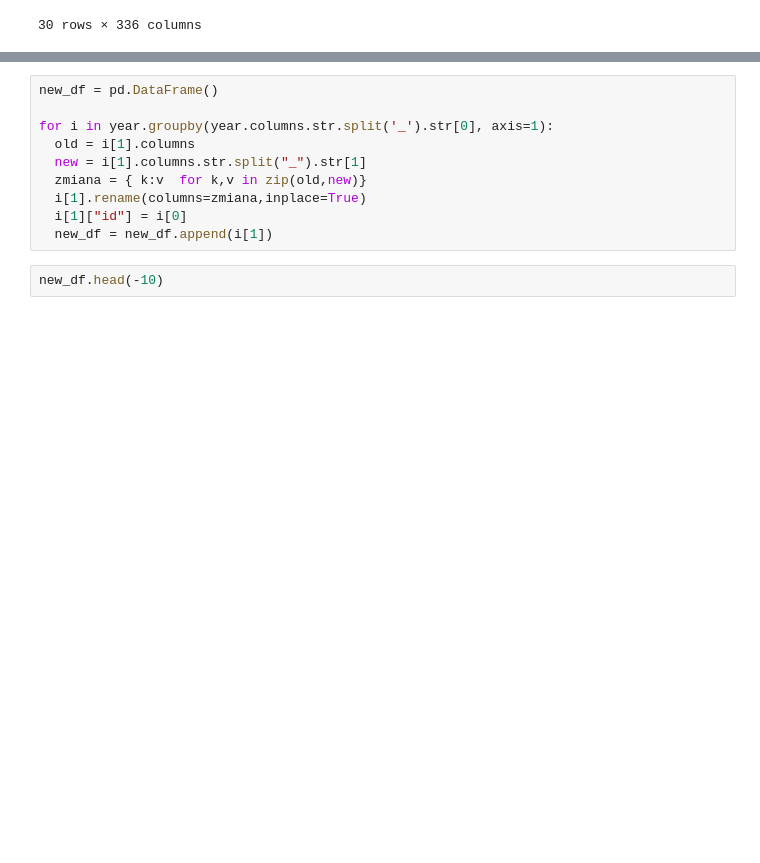
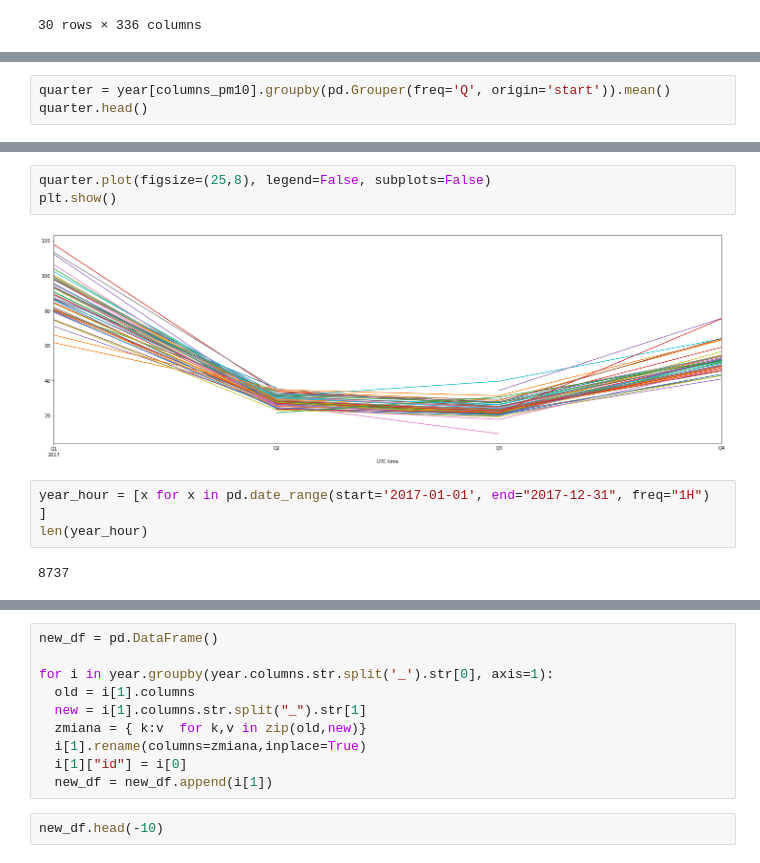
Before and after one commit to Joanna0512/smog_krakowski, a Jupyter notebook: smog_w_krakowie.ipynb, the cells around one changed output, grey strips where cells are left out. Saved outputs shown, nothing was run; the diff lists cells and outputs as text; blank space fills up the shorter version.

```diff
--- a/smog_w_krakowie.ipynb
+++ b/smog_w_krakowie.ipynb
@@ -170,0 +184,3 @@ year[:30]
+# %%
+quarter = year[columns_pm10].groupby(pd.Grouper(freq='Q', origin='start')).mean()
+quarter.head()
@@ -170,0 +195,10 @@ year[:30]
+# %%
+quarter.plot(figsize=(25,8), legend=False, subplots=False)
+plt.show()
+# %% [output]
+[figure, added]
+# %%
+year_hour = [x for x in pd.date_range(start='2017-01-01', end="2017-12-31", freq="1H")  ]
+len(year_hour)
+# %% [output]
+8737
```
Also changed, not shown: parts of 57 cells of this notebook.
